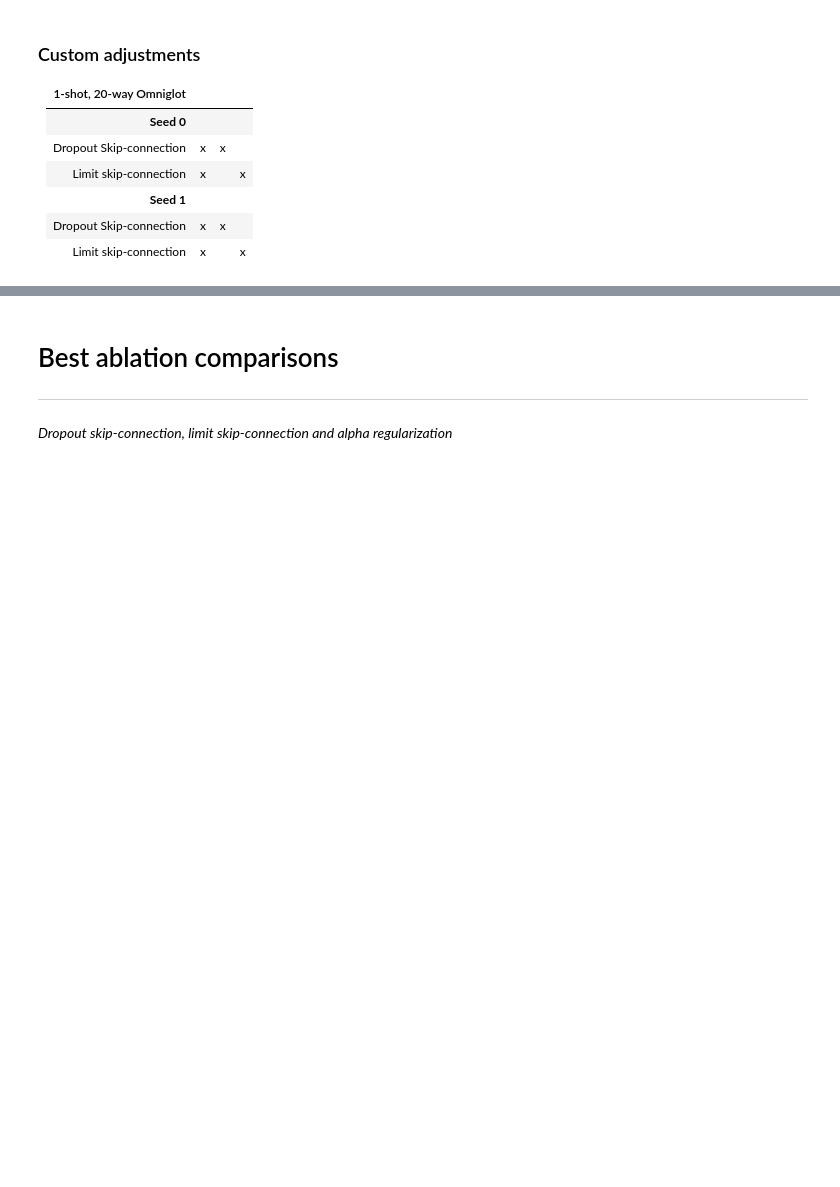
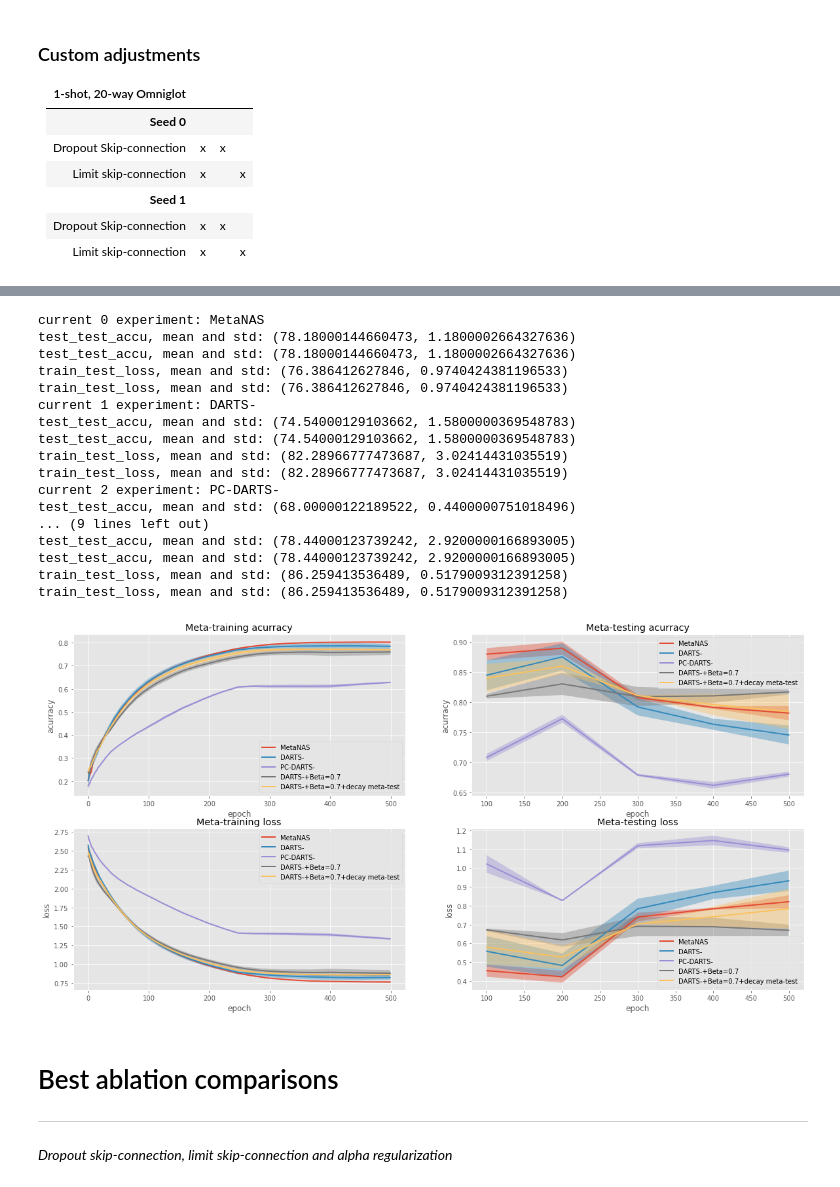
Before and after one commit to RobvanGastel/meta-fsl-nas, a Jupyter notebook: notebooks/Visualize MetaNAS.ipynb, the cells around one changed output, grey strips where cells are left out. Drawn from its saved outputs; the diff is of its cells as text; code cells hidden in the pictures; blank space fills up the shorter version.

```diff
--- a/notebooks/Visualize MetaNAS.ipynb
+++ b/notebooks/Visualize MetaNAS.ipynb
@@ -370,3 +371,49 @@ plot_accuracy_loss_multiple_seeds(base_path, paths, names, eval_every=[5],
+# %%
+base_path_min = "/home/rob/Desktop/results/ablation/DARTS-/"
+
+paths = [
+    "omniglot_train_metanas",
+    "omniglot_train_metanas_darts_min",
+    "omniglot_train_metanas_pc_darts_min",
+    "omniglot_train_metanas_darts_min_fixed_beta_0.7",
+#     "omniglot_train_metanas_darts_min_fixed_beta_1.0",
+    "omniglot_train_metanas_darts_min_fixed_beta_0.7_decay_test",
+#     "omniglot_train_metanas_darts_min_fixed_beta_1.0_decay_test"
+]
+
+names = [
+    "MetaNAS",
+    "DARTS-",
+    "PC-DARTS-",
+    "DARTS-+Beta=0.7",
+#     "DARTS-+Beta=1.0",
+    "DARTS-+Beta=0.7+decay meta-test",
+#     "DARTS-+Beta=1.0+decay meta-test"
+]
+
+
+plot_accuracy_loss_multiple_seeds(
+    base_path_min, paths, names, eval_every=[100, 100, 100, 100, 100, 100, 100],
+    title="Ablation custom techniques, n=1, k=20, Omniglot dataset")
+# %% [output]
+current 0 experiment: MetaNAS
+test_test_accu, mean and std: (78.18000144660473, 1.1800002664327636)
+test_test_accu, mean and std: (78.18000144660473, 1.1800002664327636)
+train_test_loss, mean and std: (76.386412627846, 0.9740424381196533)
+train_test_loss, mean and std: (76.386412627846, 0.9740424381196533)
+current 1 experiment: DARTS-
+test_test_accu, mean and std: (74.54000129103662, 1.5800000369548783)
+test_test_accu, mean and std: (74.54000129103662, 1.5800000369548783)
+train_test_loss, mean and std: (82.28966777473687, 3.02414431035519)
+train_test_loss, mean and std: (82.28966777473687, 3.02414431035519)
+current 2 experiment: PC-DARTS-
+test_test_accu, mean and std: (68.00000122189522, 0.4400000751018496)
+... (9 lines left out)
+test_test_accu, mean and std: (78.44000123739242, 2.9200000166893005)
+test_test_accu, mean and std: (78.44000123739242, 2.9200000166893005)
+train_test_loss, mean and std: (86.259413536489, 0.5179009312391258)
+train_test_loss, mean and std: (86.259413536489, 0.5179009312391258)
+[figure, added]
 # %% [markdown]
 # Best ablation comparisons
 
```
Also changed, not shown: parts of 35 cells of this notebook, 4 other files.
